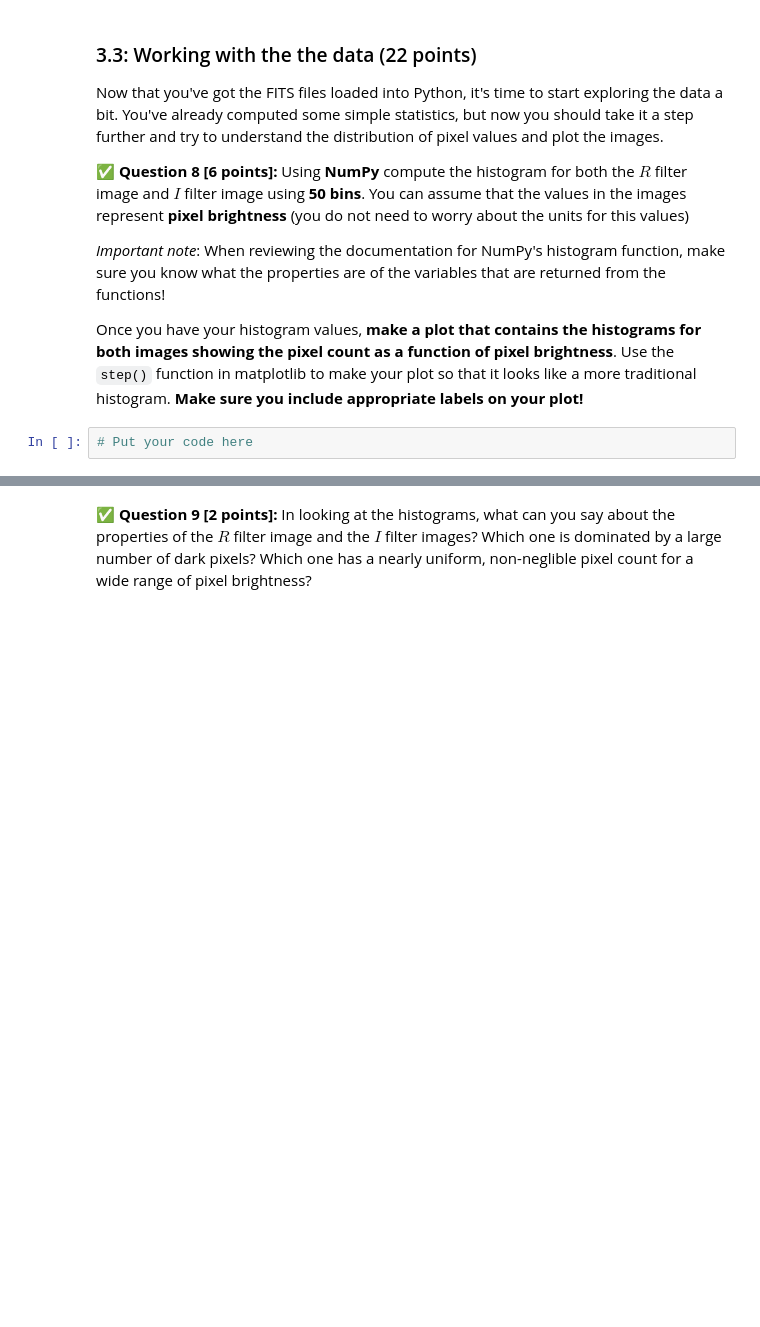
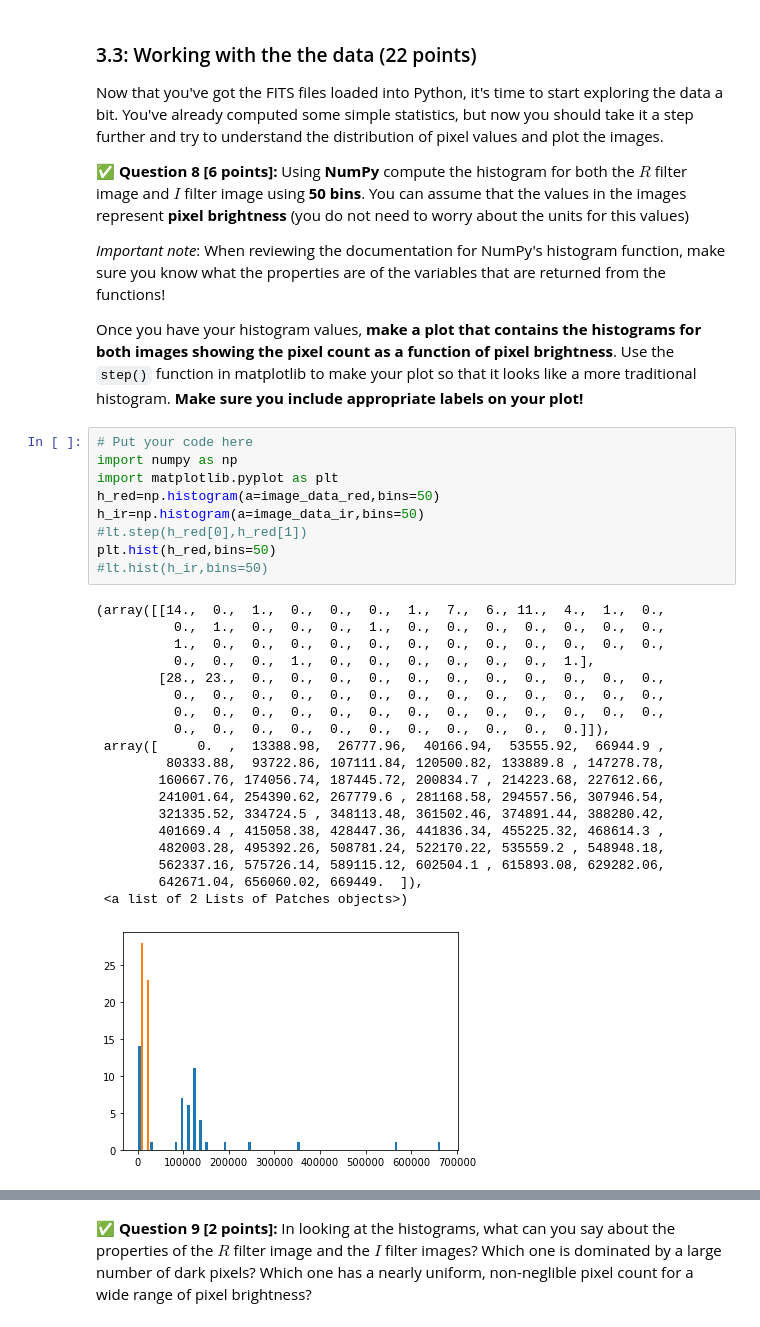
Before and after one commit to cedric-emmanuel/cmse202-s21-turnin, a Jupyter notebook: hw-01/HW-01_GitPracticeDebuggingAndPythonPackages-STUDENT-Copy1.ipynb, the cells around one changed output, grey strips where cells are left out. Cells and saved outputs as stored; diff of their text form; blank space fills up the shorter version.

```diff
--- a/hw-01/HW-01_GitPracticeDebuggingAndPythonPackages-STUDENT-Copy1.ipynb
+++ b/hw-01/HW-01_GitPracticeDebuggingAndPythonPackages-STUDENT-Copy1.ipynb
@@ -228,5 +234,32 @@ Now that you've got the FITS files loaded into Python, it's time to start explor
 *Important note*: When reviewing the documentation for NumPy's histogram function, make sure you know what the properties are of the variables that are returned from the functions!
 
 Once you have your histogram values, **make a plot that contains the histograms for both images showing the pixel count as a function of pixel brightness**. Use the `step()` function in matplotlib to make your plot so that it looks like a more traditional histogram. **Make sure you include appropriate labels on your plot!**
-# %%
-# Put your code here
+# %%
+# Put your code here
+import numpy as np
+import matplotlib.pyplot as plt
+h_red=np.histogram(a=image_data_red,bins=50)
+h_ir=np.histogram(a=image_data_ir,bins=50)
+#lt.step(h_red[0],h_red[1])
+plt.hist(h_red,bins=50)
+#lt.hist(h_ir,bins=50)
+# %% [output]
+(array([[14.,  0.,  1.,  0.,  0.,  0.,  1.,  7.,  6., 11.,  4.,  1.,  0.,
+          0.,  1.,  0.,  0.,  0.,  1.,  0.,  0.,  0.,  0.,  0.,  0.,  0.,
+          1.,  0.,  0.,  0.,  0.,  0.,  0.,  0.,  0.,  0.,  0.,  0.,  0.,
+          0.,  0.,  0.,  1.,  0.,  0.,  0.,  0.,  0.,  0.,  1.],
+        [28., 23.,  0.,  0.,  0.,  0.,  0.,  0.,  0.,  0.,  0.,  0.,  0.,
+          0.,  0.,  0.,  0.,  0.,  0.,  0.,  0.,  0.,  0.,  0.,  0.,  0.,
+          0.,  0.,  0.,  0.,  0.,  0.,  0.,  0.,  0.,  0.,  0.,  0.,  0.,
+          0.,  0.,  0.,  0.,  0.,  0.,  0.,  0.,  0.,  0.,  0.]]),
+ array([     0.  ,  13388.98,  26777.96,  40166.94,  53555.92,  66944.9 ,
+         80333.88,  93722.86, 107111.84, 120500.82, 133889.8 , 147278.78,
+        160667.76, 174056.74, 187445.72, 200834.7 , 214223.68, 227612.66,
+        241001.64, 254390.62, 267779.6 , 281168.58, 294557.56, 307946.54,
+        321335.52, 334724.5 , 348113.48, 361502.46, 374891.44, 388280.42,
+        401669.4 , 415058.38, 428447.36, 441836.34, 455225.32, 468614.3 ,
+        482003.28, 495392.26, 508781.24, 522170.22, 535559.2 , 548948.18,
+        562337.16, 575726.14, 589115.12, 602504.1 , 615893.08, 629282.06,
+        642671.04, 656060.02, 669449.  ]),
+ <a list of 2 Lists of Patches objects>)
+[figure, added]
```
Also changed, not shown: parts of 14 cells of this notebook.
